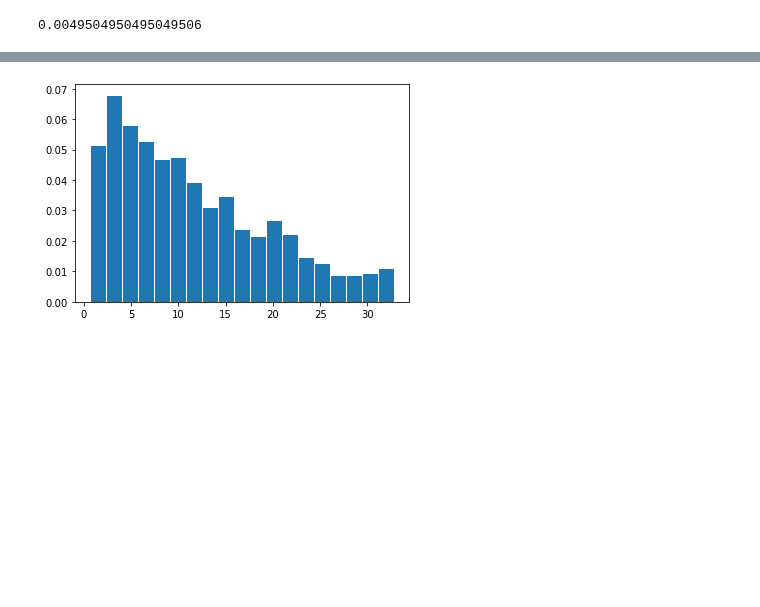
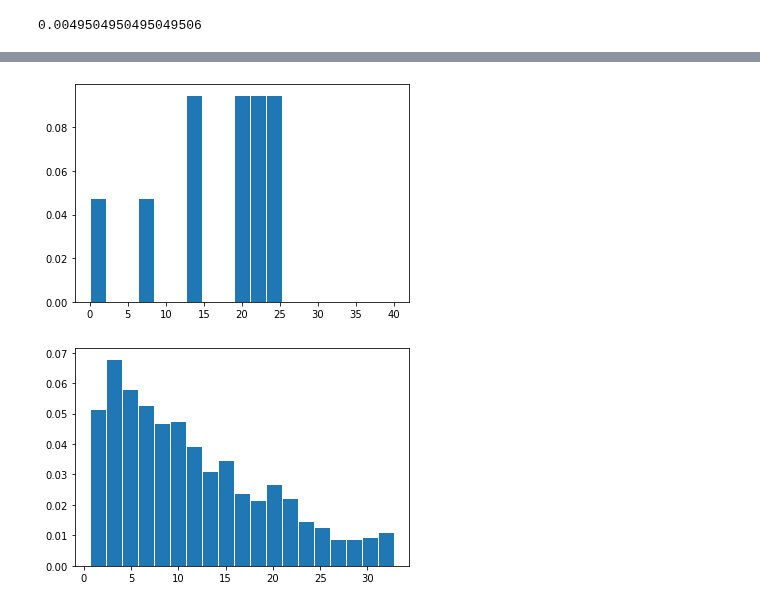
Before and after one commit to insper-classroom/22-2c-cd-p2-grupo_mace_girls, a Jupyter notebook: dados/relatorio.ipynb, the cells around one changed output, grey strips where cells are left out. Saved outputs shown, nothing was run; the diff lists cells and outputs as text; code cells hidden in the pictures; blank space fills up the shorter version.

```diff
--- a/dados/relatorio.ipynb
+++ b/dados/relatorio.ipynb
@@ -481,3 +488,9 @@ plt.show()
+# %%
+faixa_test2 = np.linspace(0, 40, 20)
+plt.hist(y_pred2, faixa_test2 , edgecolor='white', density=True)
+plt.show()
+# %% [output]
+[figure, added]
 # %%
 faixa_pop_ = np.linspace(g_popularidade.min(), g_popularidade.max(), 20)
 plt.hist(g_popularidade, faixa_pop_ , edgecolor='white', density=True)
```
Also changed, not shown: parts of 4 cells of this notebook.
